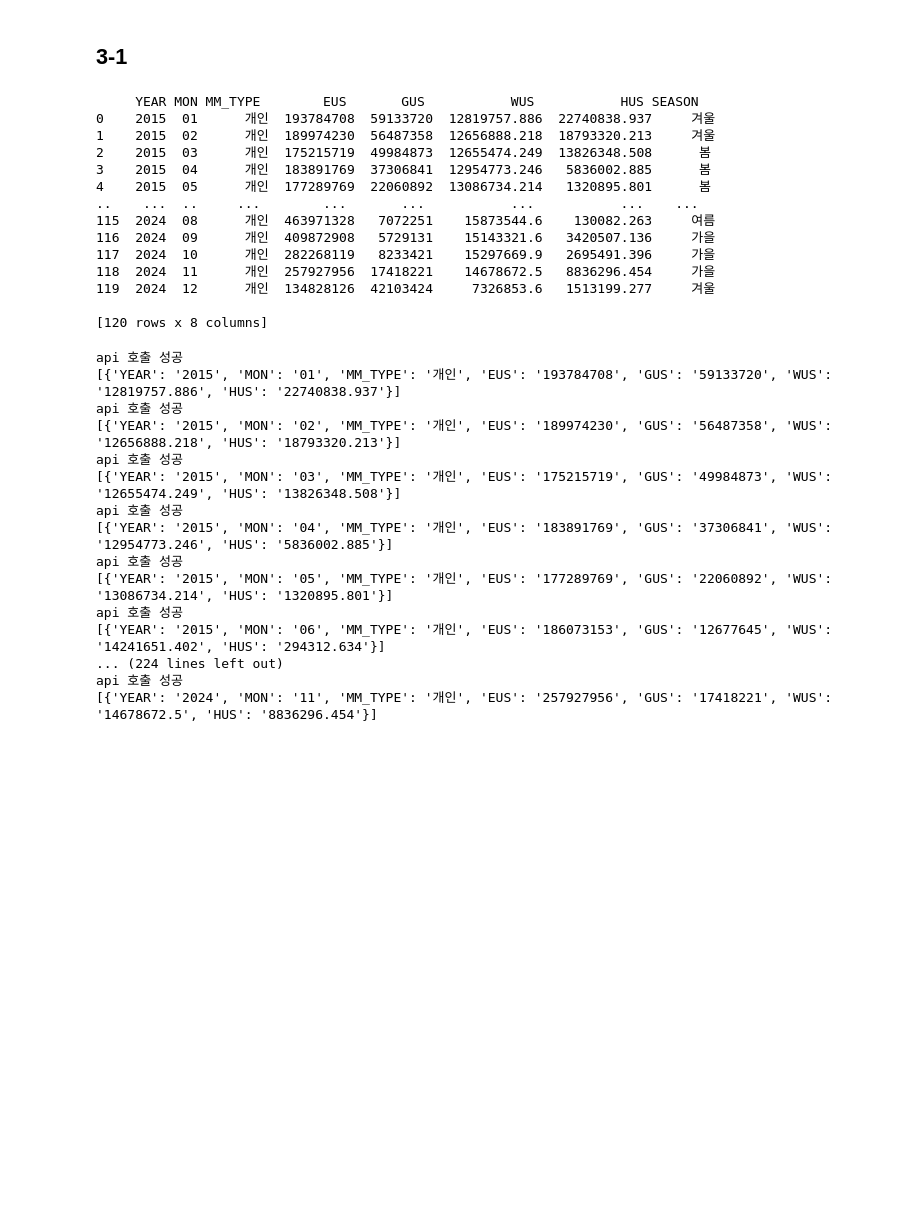
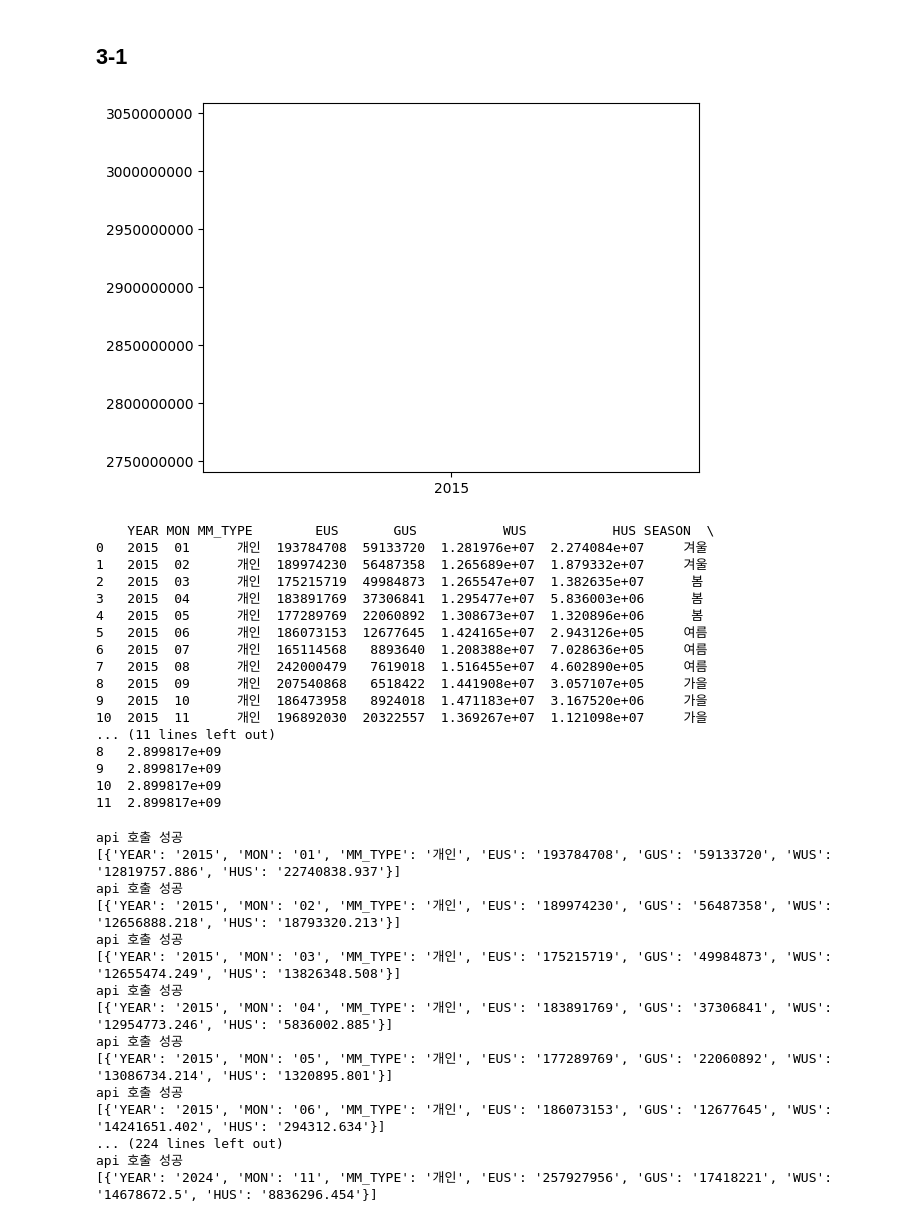
Before and after one commit to JacobChoi00/Data-Analysis-with-Open-Source, a Jupyter notebook: 오픈소스_데이터_분석_4강.ipynb, the cells around one changed output. Cells and saved outputs as stored; diff of their text form; code cells hidden in the pictures; blank space fills up the shorter version.

```diff
--- a/오픈소스_데이터_분석_4강.ipynb
+++ b/오픈소스_데이터_분석_4강.ipynb
@@ -165,58 +130,94 @@ else:
 ## 3-1
 # %%
 import requests
+import pandas as pd
+import matplotlib.pyplot as plt
 url = "http://openapi.seoul.go.kr:8088/67774b564163686f35376156566b67/json/energyUseDataSummaryInfo/1/100/{year}/{month}"
 api_key = "67774b564163686f35376156566b67"
 
 def get_year_months():
   year_months = []
-  for year in range(2015, 2024+1):
+  #for year in range(2015, 2024+1):
+  for year in range(2015, 2015+1):
     for month in range(1,12+1):
       year_months.append(f'{year}{month:02d}')
   return year_months
 
+def dist_season(MON):
+      mon_int = int(MON)
+      if mon_int in [3, 4, 5]:
+        return '봄'
+      elif mon_int in [6, 7, 8]:
+        return '여름'
+      elif mon_int in [9, 10, 11]:
+        return '가을'
+      else:
+        return '겨울'
 
 params = {
     'serviceKey': api_key,
     'returnType': 'json',
     'numOfRows': '100',
     'pageNo': '1',
     'sidoName': '서울',
     'ver': '1.0'
 }
 
 result = []
 
 for year_month in get_year_months():
   url_year_month = url.format(year=year_month[:4], month=year_month[4:])
   responses = requests.get(url_year_month, params=params)
   row = responses.json()['energyUseDataSummaryInfo']['row']
 
   data = [{i: d[i] for i in ('YEAR', 'MON', 'MM_TYPE', 'EUS', 'GUS', 'WUS', 'HUS')} for d in row if d.get("MM_TYPE") == "개인"]
   result.extend(data)
 
 df = pd.DataFrame(result)
 
 df['SEASON'] = df['MON'].apply(dist_season)
+
+cols = ['EUS', 'GUS', 'WUS', 'HUS']
+
+df[cols] = df[cols].apply(pd.to_numeric, errors='coerce')
+
+year_sum = df.groupby('YEAR', as_index=False)[cols].sum()
+
+year_sum['TOTAL'] = year_sum[cols].sum(axis=1)
+
+total_map = year_sum.set_index('YEAR')['TOTAL']
+df['TOTAL'] = df['YEAR'].map(total_map)
+
+x = df['YEAR']
+y = df['TOTAL']
+plt.ticklabel_format(style='plain', axis='y')
+plt.plot(x, y)
+#plt.title('연도별 에너지 사용 총액 변화 - 3025')
+plt.show()
+
 if responses.status_code == 200:
   print(df)
 else:
   print(f"API 호출 실패: {responses.status_code}")
 # %% [output]
+[figure, added]
-     YEAR MON MM_TYPE        EUS       GUS           WUS           HUS SEASON
-0    2015  01      개인  193784708  59133720  12819757.886  22740838.937     겨울
-1    2015  02      개인  189974230  56487358  12656888.218  18793320.213     겨울
-2    2015  03      개인  175215719  49984873  12655474.249  13826348.508      봄
-3    2015  04      개인  183891769  37306841  12954773.246   5836002.885      봄
-4    2015  05      개인  177289769  22060892  13086734.214   1320895.801      봄
-..    ...  ..     ...        ...       ...           ...           ...    ...
-115  2024  08      개인  463971328   7072251    15873544.6    130082.263     여름
-116  2024  09      개인  409872908   5729131    15143321.6   3420507.136     가을
-117  2024  10      개인  282268119   8233421    15297669.9   2695491.396     가을
-118  2024  11      개인  257927956  17418221    14678672.5   8836296.454     가을
-119  2024  12      개인  134828126  42103424     7326853.6   1513199.277     겨울
-
-[120 rows x 8 columns]
+    YEAR MON MM_TYPE        EUS       GUS           WUS           HUS SEASON  \
+0   2015  01      개인  193784708  59133720  1.281976e+07  2.274084e+07     겨울
+1   2015  02      개인  189974230  56487358  1.265689e+07  1.879332e+07     겨울
+2   2015  03      개인  175215719  49984873  1.265547e+07  1.382635e+07      봄
+3   2015  04      개인  183891769  37306841  1.295477e+07  5.836003e+06      봄
+4   2015  05      개인  177289769  22060892  1.308673e+07  1.320896e+06      봄
+5   2015  06      개인  186073153  12677645  1.424165e+07  2.943126e+05     여름
+6   2015  07      개인  165114568   8893640  1.208388e+07  7.028636e+05     여름
+7   2015  08      개인  242000479   7619018  1.516455e+07  4.602890e+05     여름
+8   2015  09      개인  207540868   6518422  1.441908e+07  3.057107e+05     가을
+9   2015  10      개인  186473958   8924018  1.471183e+07  3.167520e+06     가을
+10  2015  11      개인  196892030  20322557  1.369267e+07  1.121098e+07     가을
+... (11 lines left out)
+8   2.899817e+09
+9   2.899817e+09
+10  2.899817e+09
+11  2.899817e+09
 # %%
 1-2
 # %%
```
Also changed, not shown: parts of 5 cells of this notebook.
